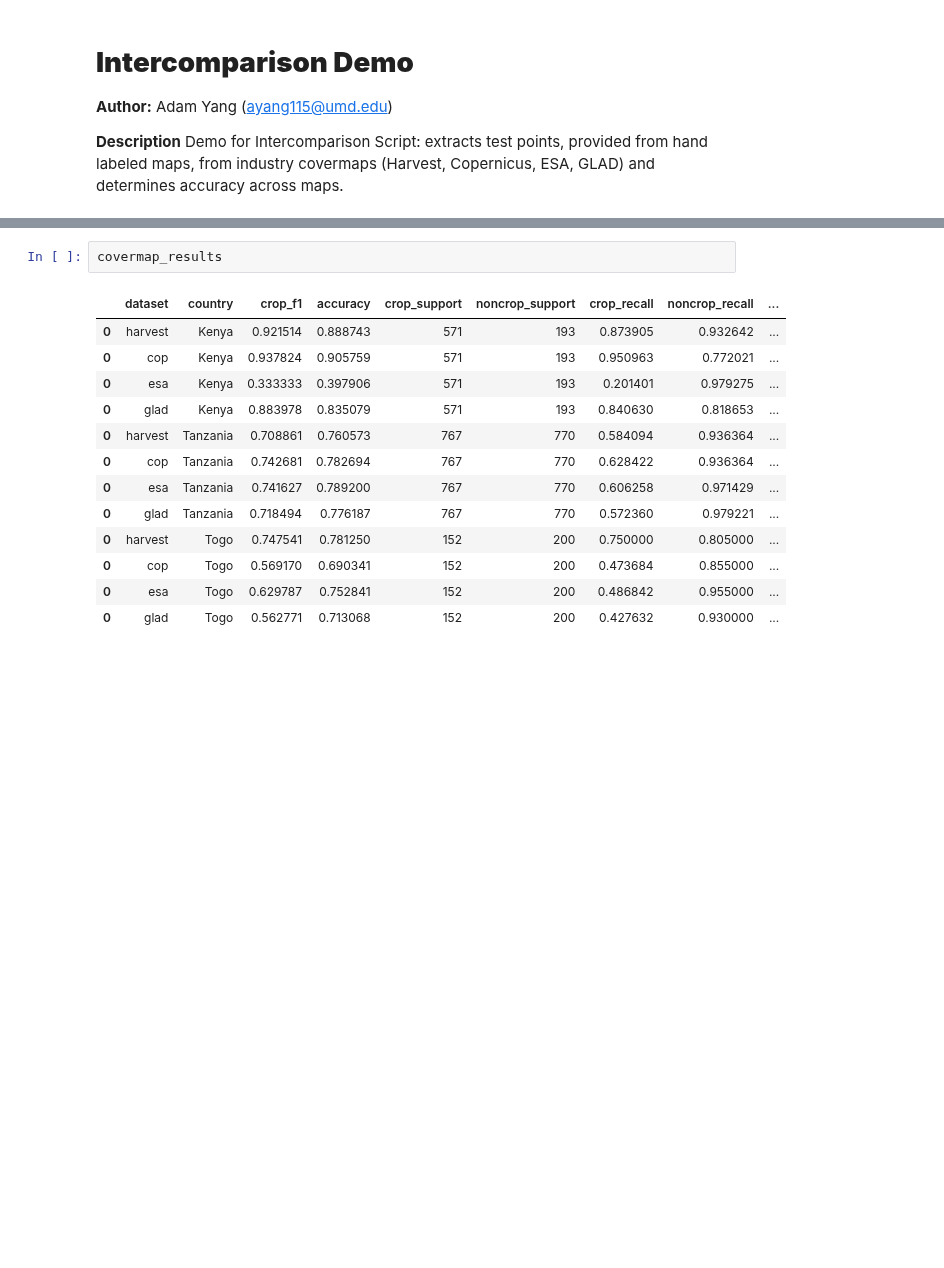
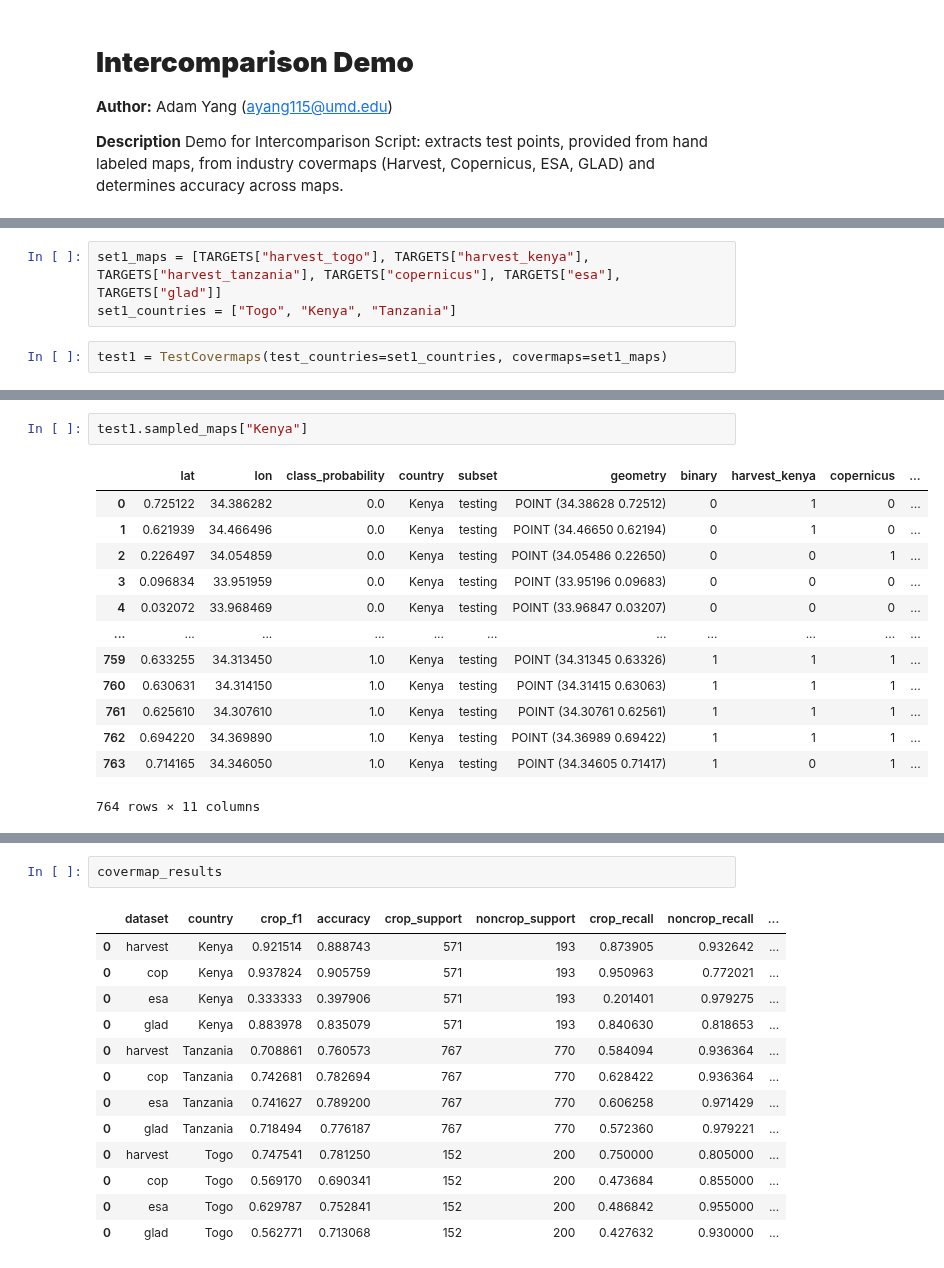
Before and after one commit to nasaharvest/crop-mask, a Jupyter notebook: notebooks/intercomparison_script.ipynb, the cells around one changed output, grey strips where cells are left out. Cells and saved outputs as stored; diff of their text form; blank space fills up the shorter version.

```diff
--- a/notebooks/intercomparison_script.ipynb
+++ b/notebooks/intercomparison_script.ipynb
@@ -109,0 +21,5 @@ dataset: glad | country: Togo
+# %%
+set1_maps = [TARGETS["harvest_togo"], TARGETS["harvest_kenya"], TARGETS["harvest_tanzania"], TARGETS["copernicus"], TARGETS["esa"], TARGETS["glad"]]
+set1_countries = ["Togo", "Kenya", "Tanzania"]
+# %%
+test1 = TestCovermaps(test_countries=set1_countries, covermaps=set1_maps)
@@ -109,0 +63,16 @@ dataset: glad | country: Togo
+# %%
+test1.sampled_maps["Kenya"]
+# %% [output]
+|  | lat | lon | class_probability | country | subset | geometry | binary | harvest_kenya | copernicus | ... |
+| 0 | 0.725122 | 34.386282 | 0.0 | Kenya | testing | POINT (34.38628 0.72512) | 0 | 1 | 0 | ... |
+| 1 | 0.621939 | 34.466496 | 0.0 | Kenya | testing | POINT (34.46650 0.62194) | 0 | 1 | 0 | ... |
+| 2 | 0.226497 | 34.054859 | 0.0 | Kenya | testing | POINT (34.05486 0.22650) | 0 | 0 | 1 | ... |
+| 3 | 0.096834 | 33.951959 | 0.0 | Kenya | testing | POINT (33.95196 0.09683) | 0 | 0 | 0 | ... |
+| 4 | 0.032072 | 33.968469 | 0.0 | Kenya | testing | POINT (33.96847 0.03207) | 0 | 0 | 0 | ... |
+| ... | ... | ... | ... | ... | ... | ... | ... | ... | ... | ... |
+| 759 | 0.633255 | 34.313450 | 1.0 | Kenya | testing | POINT (34.31345 0.63326) | 1 | 1 | 1 | ... |
+| 760 | 0.630631 | 34.314150 | 1.0 | Kenya | testing | POINT (34.31415 0.63063) | 1 | 1 | 1 | ... |
+| 761 | 0.625610 | 34.307610 | 1.0 | Kenya | testing | POINT (34.30761 0.62561) | 1 | 1 | 1 | ... |
+| 762 | 0.694220 | 34.369890 | 1.0 | Kenya | testing | POINT (34.36989 0.69422) | 1 | 1 | 1 | ... |
+| 763 | 0.714165 | 34.346050 | 1.0 | Kenya | testing | POINT (34.34605 0.71417) | 1 | 0 | 1 | ... |
+764 rows × 11 columns
```
Also changed, not shown: parts of 22 cells of this notebook, 1 other file.
